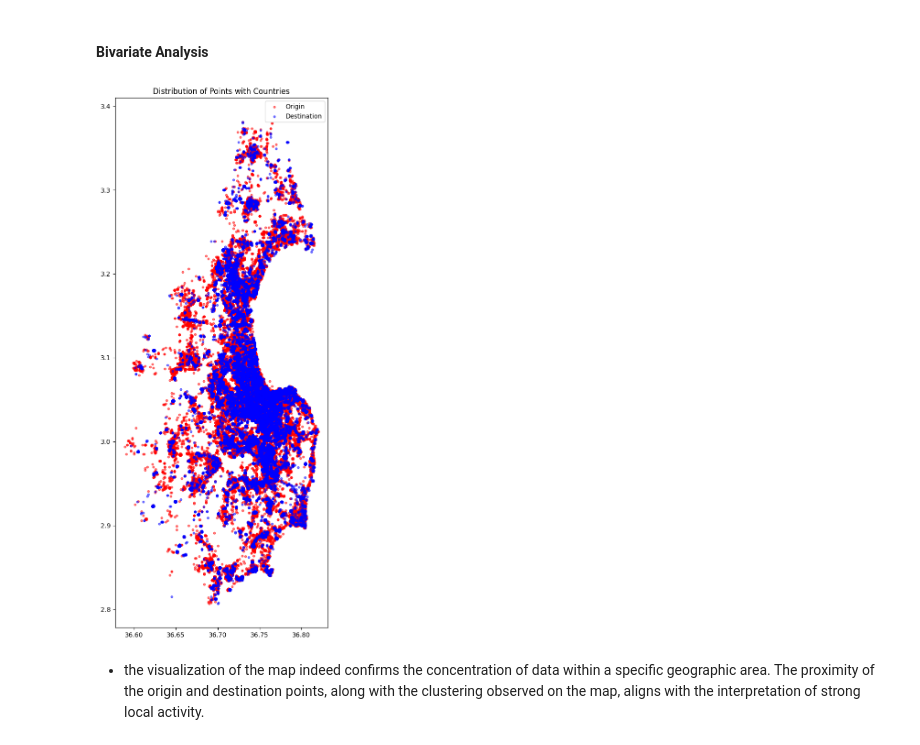
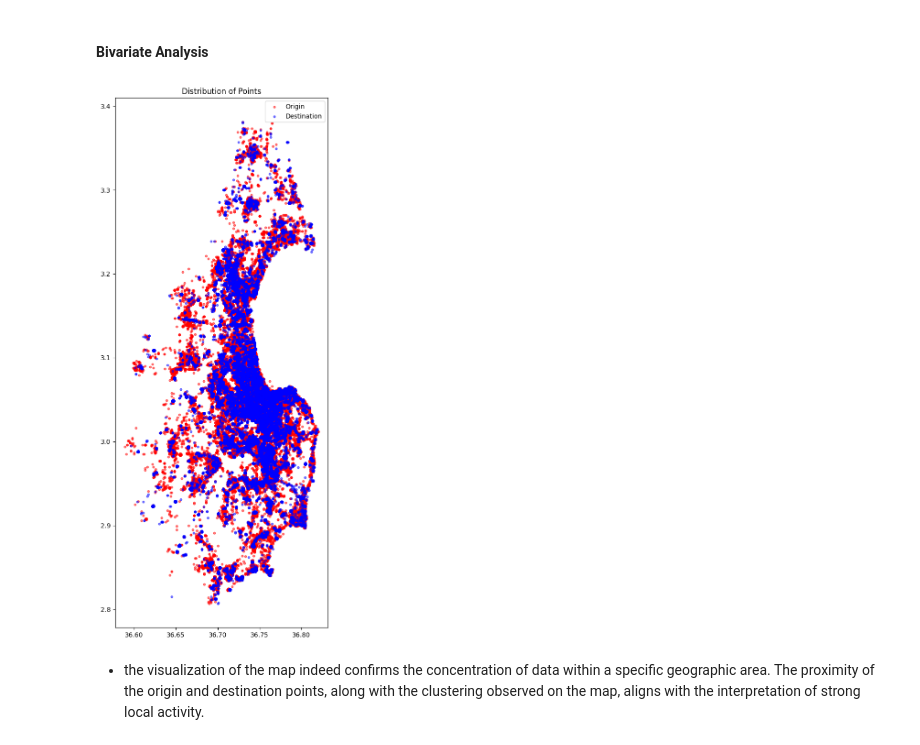
Before and after one commit to Azie88/Estimated-Time-of-Arrival-ETA-Prediction, a Jupyter notebook: Project_notebook.ipynb, the cells around one changed output. Cells and saved outputs as stored; diff of their text form; code cells hidden in the pictures.

```diff
--- a/Project_notebook.ipynb
+++ b/Project_notebook.ipynb
@@ -220,31 +219,31 @@ plt.show()
 # %%
 # Create a GeoDataFrame based on the origin coordinates
 geometry_origin = [Point(lon, lat) for lon, lat in zip(training['Origin_lon'], training['Origin_lat'])]
 gdf_origin = gpd.GeoDataFrame(training, geometry=geometry_origin, crs='EPSG:4326')
 
 # Create a GeoDataFrame based on the destination coordinates
 geometry_destination = [Point(lon, lat) for lon, lat in zip(training['Destination_lon'], training['Destination_lat'])]
 gdf_destination = gpd.GeoDataFrame(training, geometry=geometry_destination, crs='EPSG:4326')
 
 # Load the world map
 world = gpd.read_file(gpd.datasets.get_path('naturalearth_lowres'))
 
 # Display the world map
 fig, ax = plt.subplots(figsize=(15, 15))
 
 # Uncomment the line below if you want to plot world boundaries
 # world.boundary.plot(ax=ax, linewidth=1)
-ax.set_title('Distribution of Points with Countries')
+ax.set_title('Distribution of Points')
 
 # Overlay the origin and destination points
 gdf_origin.plot(ax=ax, color='red', markersize=10, alpha=0.5, label='Origin')
 gdf_destination.plot(ax=ax, color='blue', markersize=10, alpha=0.5, label='Destination')
 
 # Add a legend
 plt.legend()
 
 plt.show()
 # %% [output]
-[figure, old version]
+[figure, new version]
 # %% [markdown]
 - the visualization of the map indeed confirms the concentration of data within a specific geographic area. The proximity of the origin and destination points, along with the clustering observed on the map, aligns with the interpretation of strong local activity.
```
Also changed, not shown: parts of 97 cells of this notebook.
